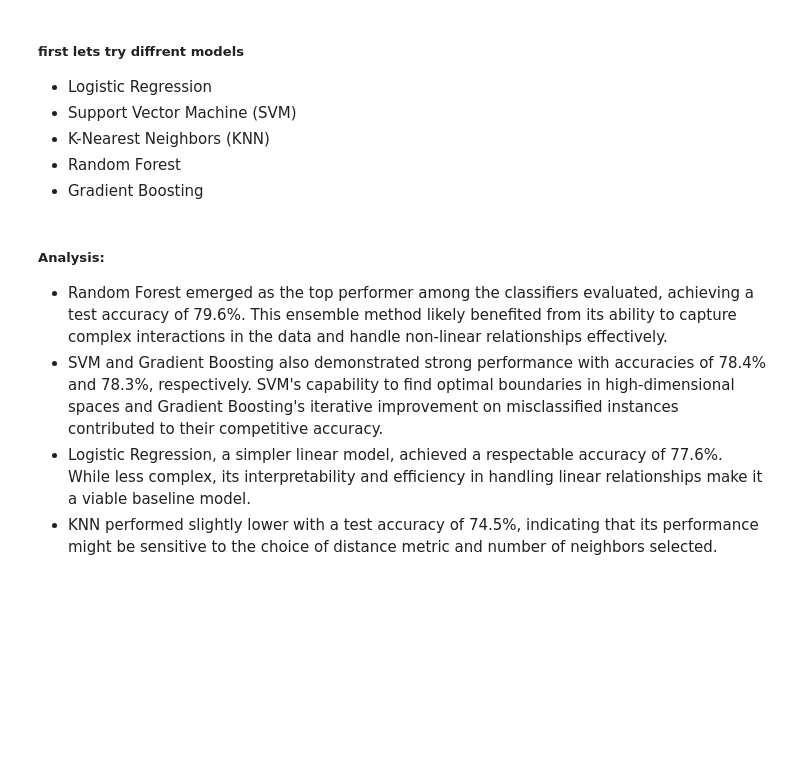
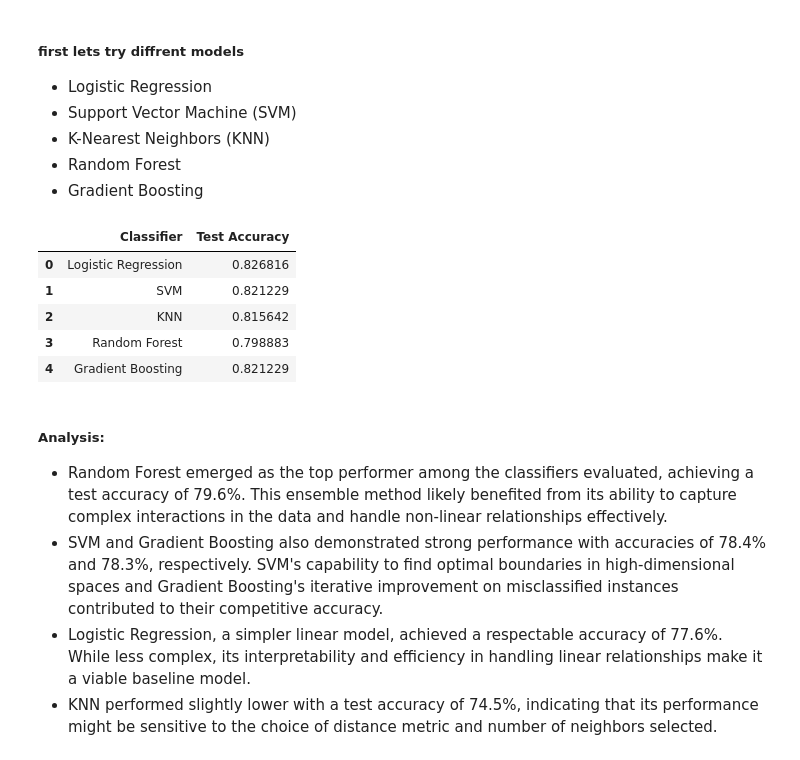
Before and after one commit to loanper/GROUPE6, a Jupyter notebook: titanic_analysis_final.ipynb, the cells around one changed output. Cells and saved outputs as stored; diff of their text form; code cells hidden in the pictures; blank space fills up the shorter version.

```diff
--- a/titanic_analysis_final.ipynb
+++ b/titanic_analysis_final.ipynb
@@ -223,7 +289,7 @@ from sklearn.ensemble import RandomForestClassifier, GradientBoostingClassifier
 from sklearn.metrics import accuracy_score
 
 #load the data again
-train = pd.read_csv('/kaggle/input/titanic/train.csv')
+train = pd.read_csv('data/train.csv')
 
 # Perform data preprocessing and feature engineering (assuming you've already done this)
 train_processed = pre(train)
@@ -240,33 +306,40 @@ classifiers = {
     'Logistic Regression': LogisticRegression(),
     'SVM': SVC(),
     'KNN': KNeighborsClassifier(),
     'Random Forest': RandomForestClassifier(),
     'Gradient Boosting': GradientBoostingClassifier()
 }
 
 # Dictionary to store results
 results = {'Classifier': [], 'Test Accuracy': []}
 
 # Iterate over classifiers
 for clf_name, clf in classifiers.items():
     # Fit the model
     clf.fit(X_train, y_train)
 
     # Predict on test set
     y_pred = clf.predict(X_test)
 
     # Calculate accuracy
     accuracy = accuracy_score(y_test, y_pred)
 
     # Store results
     results['Classifier'].append(clf_name)
     results['Test Accuracy'].append(accuracy)
 
 # Create DataFrame from results
 results_df = pd.DataFrame(results)
 
 # Display the results
 results_df
+# %% [output]
+|  | Classifier | Test Accuracy |
+| 0 | Logistic Regression | 0.826816 |
+| 1 | SVM | 0.821229 |
+| 2 | KNN | 0.815642 |
+| 3 | Random Forest | 0.798883 |
+| 4 | Gradient Boosting | 0.821229 |
 # %% [markdown]
 ##### Analysis:
 - Random Forest emerged as the top performer among the classifiers evaluated, achieving a test accuracy of
```
Also changed, not shown: parts of 10 cells of this notebook.
